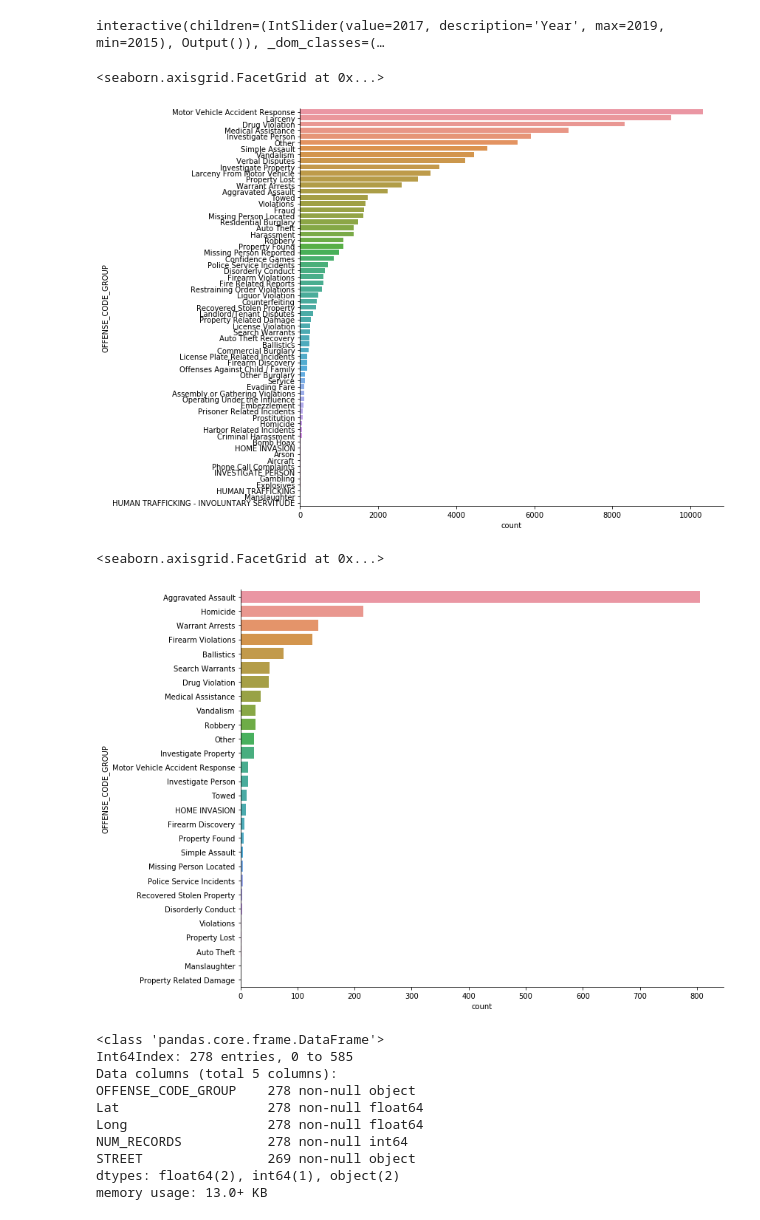
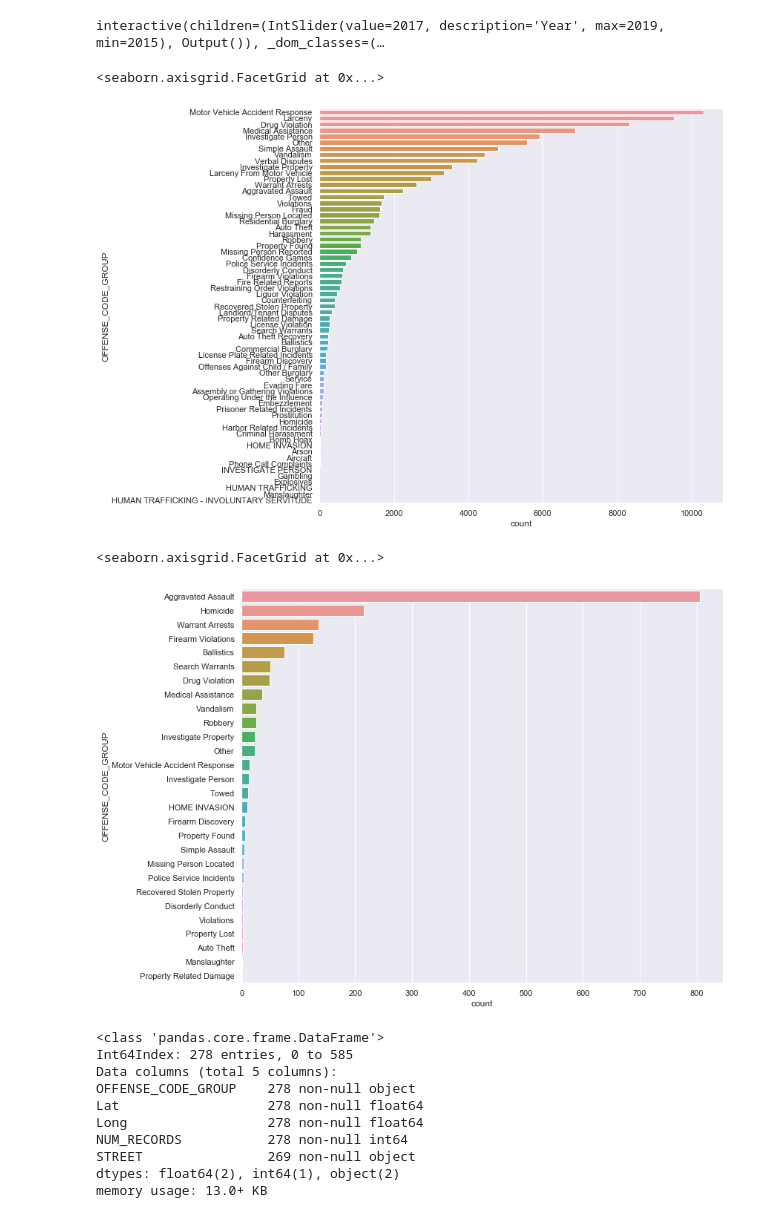
Before and after one commit to jsiwu94/BostonCrimeProject, a Jupyter notebook: BostonCrimeEDA.ipynb, the cells around one changed output. Cells and saved outputs as stored; diff of their text form; code cells hidden in the pictures.

```diff
--- a/BostonCrimeEDA.ipynb
+++ b/BostonCrimeEDA.ipynb
@@ -101,6 +103,7 @@ crime = crime[~crime.Lat.isna()]
 # %%
 #crime.to_csv('/Users/jenniferwu/Documents/BostonCrimeProject/crimes-in-boston/crimetodate_cleaneddata.csv')
 # %%
+sns.set()
 sns.countplot("YEAR", data = crime)
 print("min data date :", min(crime.occured_on_dttm))
 print("max data date :", max(crime.occured_on_dttm))
@@ -132,21 +135,22 @@ interactive(children=(IntSlider(value=2017, description='Year', max=2019, min=20
 # %%
 ##Offense Group During Peak Time (4pm to 7 pm, 11pm to 12am)
 hr = crime[(crime.HOUR >= 16) & (crime.HOUR <=19) | (crime.HOUR >= 23) &(crime.HOUR <=0)]
 
+sns.set()
 sns.catplot(y='OFFENSE_CODE_GROUP',
            kind='count',
             height=8,
             aspect=1.5,
             order=hr.OFFENSE_CODE_GROUP.value_counts().index,
            data=hr)
 # %% [output]
 <seaborn.axisgrid.FacetGrid at 0x...>
-[figure, old version]
+[figure, new version]
 # %%
 #type of offense code where there is shootings
 shtgs = crime[crime.SHOOTING == 1]
 
-
+sns.set()
 sns.catplot(y='OFFENSE_CODE_GROUP',
            kind='count',
             height=8,
@@ -155,7 +159,7 @@ sns.catplot(y='OFFENSE_CODE_GROUP',
            data=shtgs)
 # %% [output]
 <seaborn.axisgrid.FacetGrid at 0x...>
-[figure, old version]
+[figure, new version]
 # %%
 #Finding areas where there is more than 5 crime incidents
 tmp = crime.groupby('INCIDENT_NUMBER')['YEAR'].count().sort_values(ascending = False)
```
Also changed, not shown: parts of 2 cells of this notebook.
